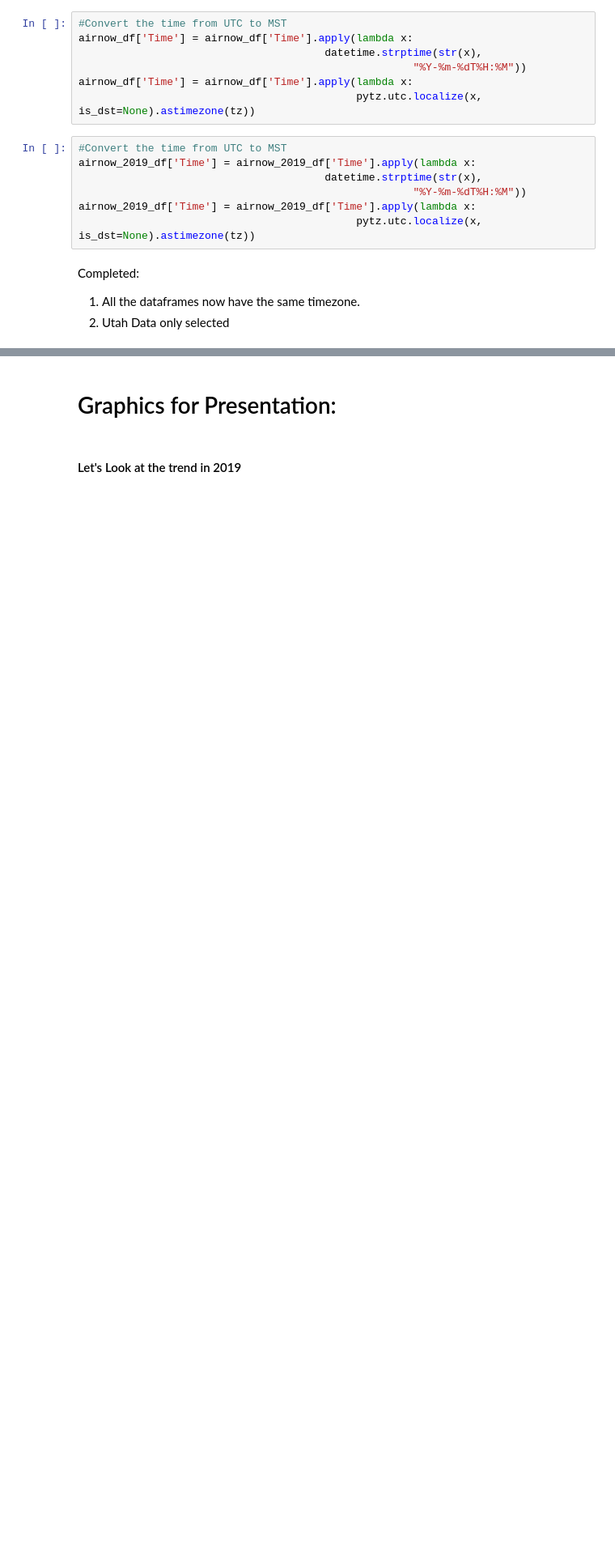
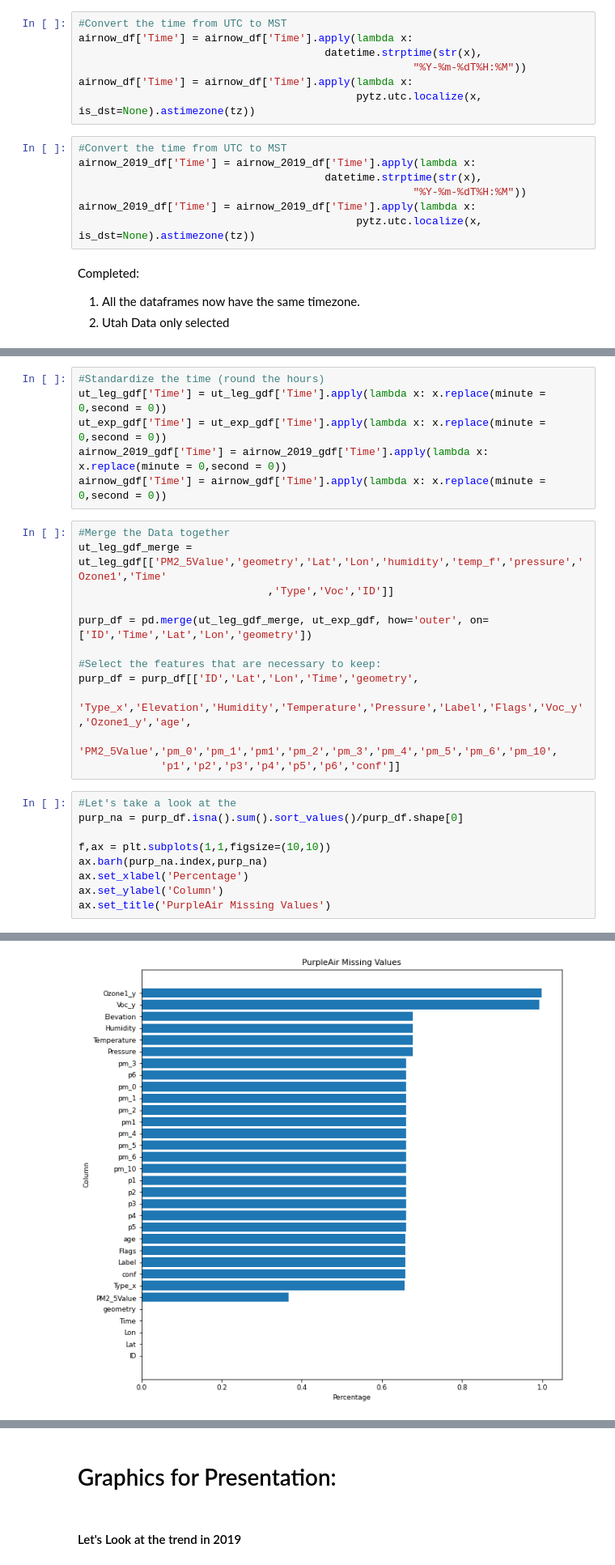
Before and after one commit to greglee1905/Purp_Air_Analysis, a Jupyter notebook: purpair_v1.ipynb, the cells around one changed output, grey strips where cells are left out. Shown at 81% size. Saved outputs shown, nothing was run; the diff lists cells and outputs as text; blank space fills up the shorter version.

```diff
--- a/purpair_v1.ipynb
+++ b/purpair_v1.ipynb
@@ -434,0 +717,28 @@ Conclusion: The airnow data is most complete. There is missing data fairly often
+# %%
+#Standardize the time (round the hours)
+ut_leg_gdf['Time'] = ut_leg_gdf['Time'].apply(lambda x: x.replace(minute = 0,second = 0))
+ut_exp_gdf['Time'] = ut_exp_gdf['Time'].apply(lambda x: x.replace(minute = 0,second = 0))
+airnow_2019_gdf['Time'] = airnow_2019_gdf['Time'].apply(lambda x: x.replace(minute = 0,second = 0))
+airnow_gdf['Time'] = airnow_gdf['Time'].apply(lambda x: x.replace(minute = 0,second = 0))
+# %%
+#Merge the Data together
+ut_leg_gdf_merge = ut_leg_gdf[['PM2_5Value','geometry','Lat','Lon','humidity','temp_f','pressure','Ozone1','Time'
+                              ,'Type','Voc','ID']]
+
+purp_df = pd.merge(ut_leg_gdf_merge, ut_exp_gdf, how='outer', on=['ID','Time','Lat','Lon','geometry'])
+
+#Select the features that are necessary to keep:
+purp_df = purp_df[['ID','Lat','Lon','Time','geometry',
+            'Type_x','Elevation','Humidity','Temperature','Pressure','Label','Flags','Voc_y','Ozone1_y','age',
+            'PM2_5Value','pm_0','pm_1','pm1','pm_2','pm_3','pm_4','pm_5','pm_6','pm_10',
+             'p1','p2','p3','p4','p5','p6','conf']]
+# %%
+#Let's take a look at the
+purp_na = purp_df.isna().sum().sort_values()/purp_df.shape[0]
+
+f,ax = plt.subplots(1,1,figsize=(10,10))
+ax.barh(purp_na.index,purp_na)
+ax.set_xlabel('Percentage')
+ax.set_ylabel('Column')
+ax.set_title('PurpleAir Missing Values')
+# %% [output]
@@ -434,0 +746 @@ Conclusion: The airnow data is most complete. There is missing data fairly often
+[figure, added]
```
Also changed, not shown: parts of 76 cells of this notebook, 53 other files.
